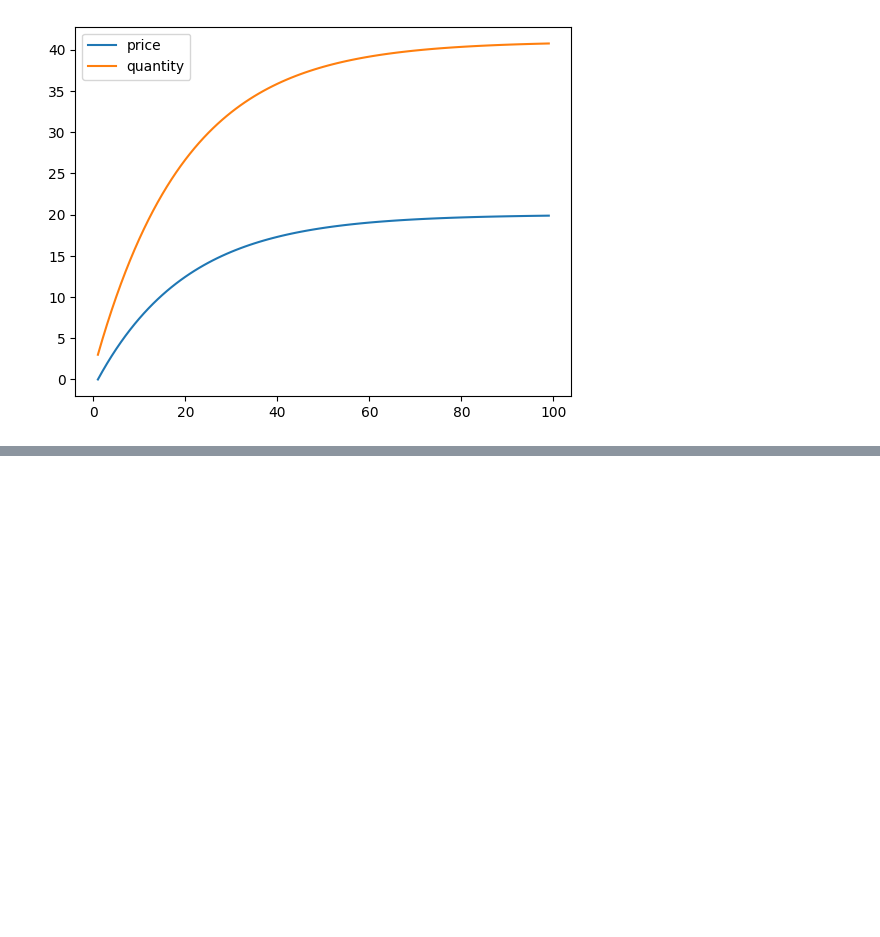
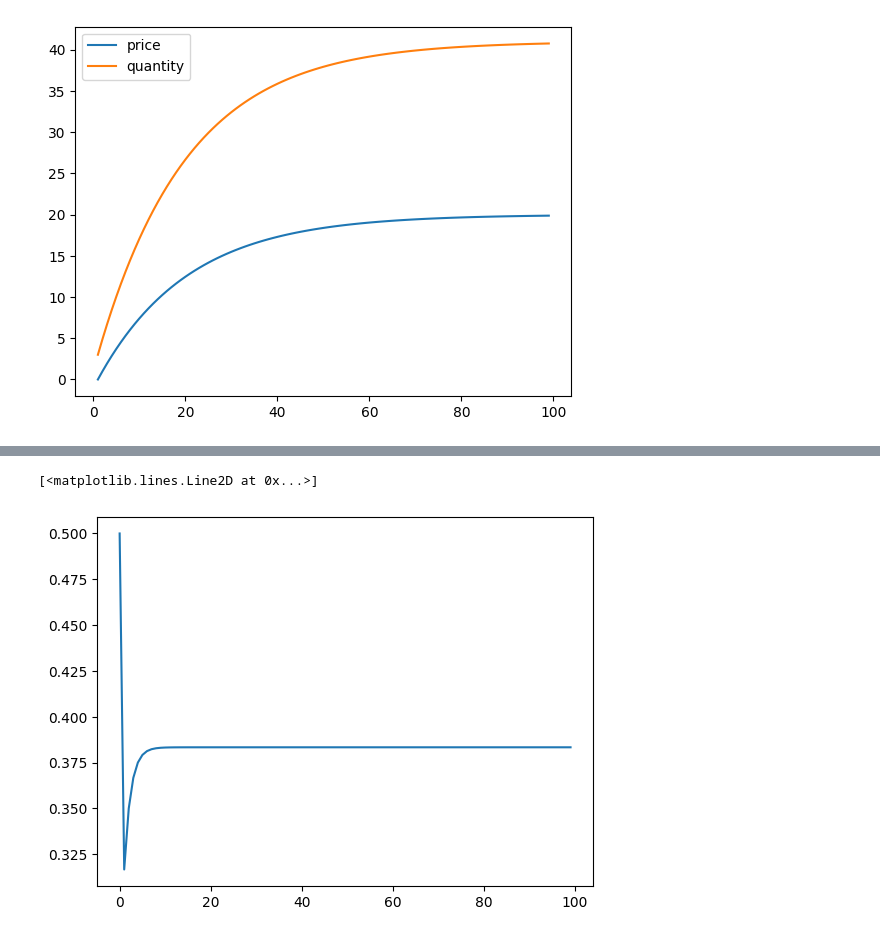
Before and after one commit to thanhqtran/tohoku_bootcamp, a Jupyter notebook: summer2023/math/simul_code.ipynb, the cells around one changed output, grey strips where cells are left out. Drawn from its saved outputs; the diff is of its cells as text; code cells hidden in the pictures; blank space fills up the shorter version.

```diff
--- a/summer2023/math/simul_code.ipynb
+++ b/summer2023/math/simul_code.ipynb
@@ -155,0 +233,5 @@ plt.show()
+# %%
+plt.plot(T, q)
+# %% [output]
+[<matplotlib.lines.Line2D at 0x...>]
+[figure, added]
```
Also changed, not shown: parts of 2 cells of this notebook, 1 other file.
